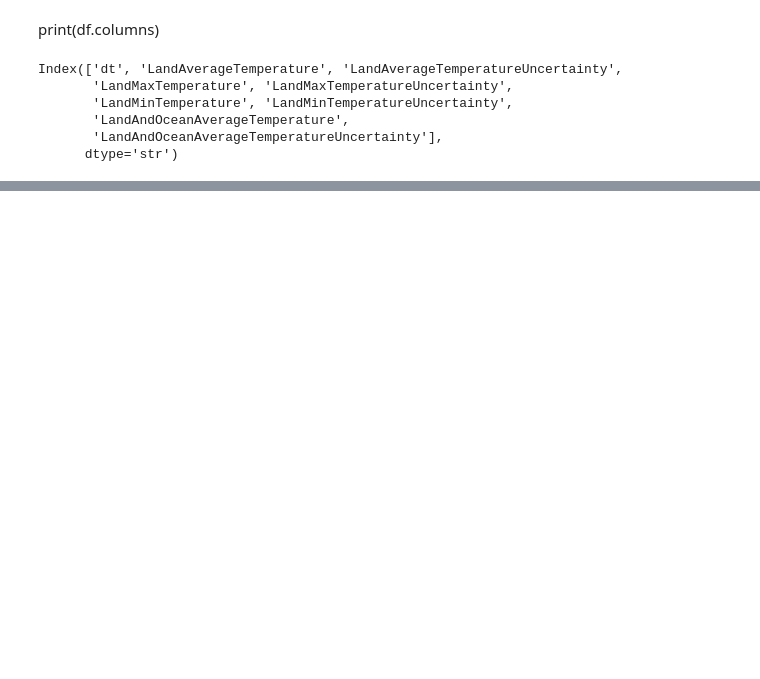
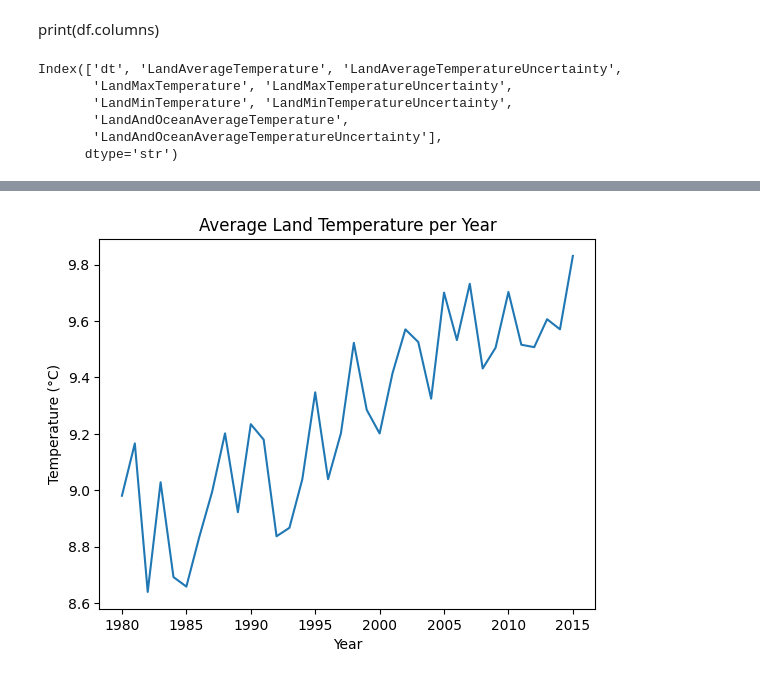
Before and after one commit to JaphletM/climate-watch, a Jupyter notebook: Opdracht 2/notebook.ipynb, the cells around one changed output, grey strips where cells are left out. Saved outputs shown, nothing was run; the diff lists cells and outputs as text; code cells hidden in the pictures; blank space fills up the shorter version.

```diff
--- a/Opdracht 2/notebook.ipynb
+++ b/Opdracht 2/notebook.ipynb
@@ -189 +127,23 @@ df["LandAverageTemperature"] = df["LandAverageTemperature"].fillna(
 )
+# %%
+temp_cols = [
+    col for col in df.columns
+    if "Temperature" in col
+]
+
+for col in temp_cols:
+    df[col] = pd.to_numeric(df[col], errors="coerce")
+# %%
+# 1. Select ONLY real temperature columns (exclude uncertainty)
+temp_cols = [
+    col for col in df.columns
+    if "Temperature" in col and "Uncertainty" not in col
+]
+
+# 2. Replace 0 → NaN and fill with mean
+for col in temp_cols:
+    df[col] = (
+        df[col]
+        .replace(0, pd.NA)
+        .fillna(df[col].mean())
+    )
@@ -189,0 +170,15 @@ df["LandAverageTemperature"] = df["LandAverageTemperature"].fillna(
+# %%
+df["dt"] = pd.to_datetime(df["dt"])
+df["Year"] = df["dt"].dt.year
+# %%
+yearly_avg = df.groupby("Year")["LandAverageTemperature"].mean()
+# %%
+import matplotlib.pyplot as plt
+
+yearly_avg.plot()
+plt.title("Average Land Temperature per Year")
+plt.xlabel("Year")
+plt.ylabel("Temperature (°C)")
+plt.show()
+# %% [output]
+[figure, added]
```
Also changed, not shown: parts of 41 cells of this notebook, 1 other file.
